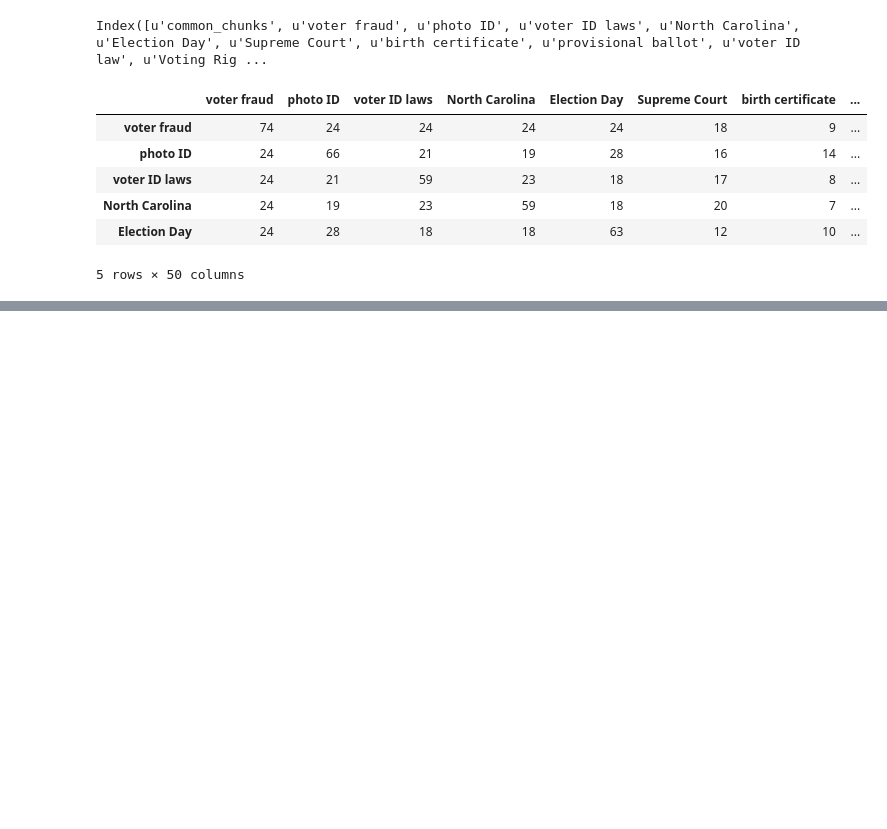
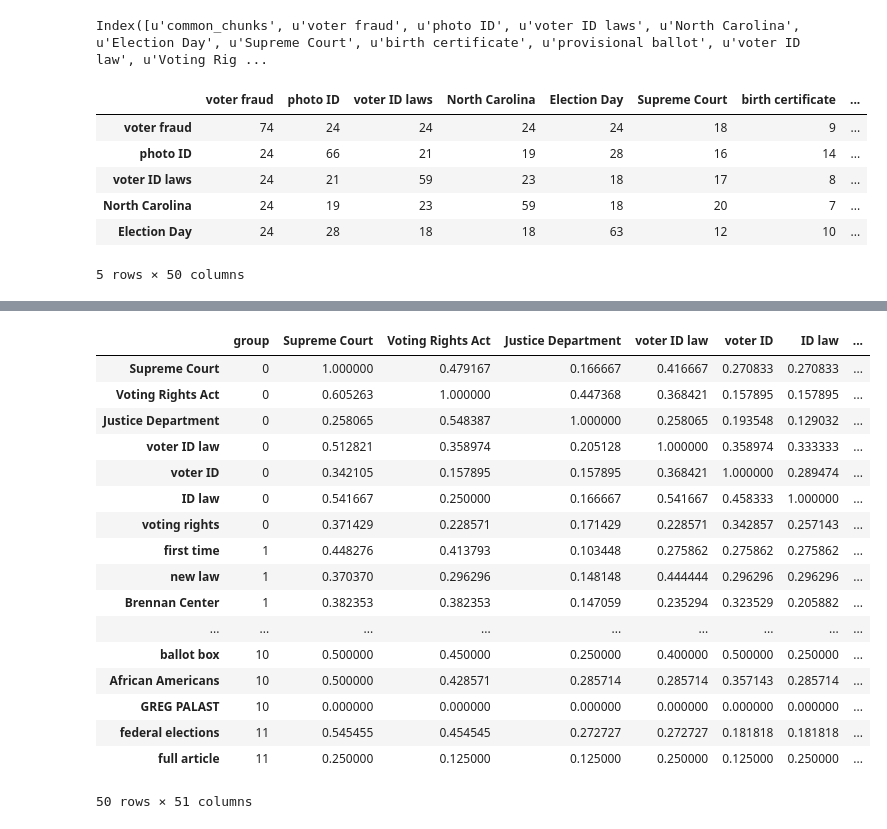
Before and after one commit to Anand-/nlp2014_final, a Jupyter notebook: keyphrase_grouping.ipynb, the cells around one changed output, grey strips where cells are left out. Saved outputs shown, nothing was run; the diff lists cells and outputs as text; code cells hidden in the pictures; blank space fills up the shorter version.

```diff
--- a/keyphrase_grouping.ipynb
+++ b/keyphrase_grouping.ipynb
@@ -559,0 +617,17 @@ chunk_overlap.sort(columns='President Obama', ascending=False)
+# %%
+term_groups = {}
+groups=[]
+for r in relationships:
+    if r[0] not in term_groups.keys() and r[1] not in term_groups.keys():
+        g = len(groups)
+        groups.append([r[0], r[1]])
+        term_groups[r[0]]=g
+        term_groups[r[1]]=g
+    elif r[0] not in term_groups.keys():
+        groups[term_groups[r[1]]].append(r[0])
+        term_groups[r[0]]=term_groups[r[1]]
+    elif r[1] not in term_groups.keys():
+        groups[term_groups[r[0]]].append(r[1])
+        term_groups[r[1]]=term_groups[r[0]]
+    else:
+        continue
@@ -559,0 +654,2 @@ chunk_overlap.sort(columns='President Obama', ascending=False)
+# %%
+overlap_freqs['group']=pd.Series(term_groups)
@@ -559,0 +696,2 @@ chunk_overlap.sort(columns='President Obama', ascending=False)
+# %%
+column_order=[t for g in groups for t in g]
@@ -559,0 +718,25 @@ chunk_overlap.sort(columns='President Obama', ascending=False)
+# %%
+overlap_freqs['ordering']=pd.Series(pd.Series({k:v for v,k in enumerate(column_order)}))
+# %%
+overlap_freqs.sort('ordering', inplace=True)
+show = ['group']+column_order
+overlap_freqs[show]
+# %% [output]
+|  | group | Supreme Court | Voting Rights Act | Justice Department | voter ID law | voter ID | ID law | ... |
+| Supreme Court | 0 | 1.000000 | 0.479167 | 0.166667 | 0.416667 | 0.270833 | 0.270833 | ... |
+| Voting Rights Act | 0 | 0.605263 | 1.000000 | 0.447368 | 0.368421 | 0.157895 | 0.157895 | ... |
+| Justice Department | 0 | 0.258065 | 0.548387 | 1.000000 | 0.258065 | 0.193548 | 0.129032 | ... |
+| voter ID law | 0 | 0.512821 | 0.358974 | 0.205128 | 1.000000 | 0.358974 | 0.333333 | ... |
+| voter ID | 0 | 0.342105 | 0.157895 | 0.157895 | 0.368421 | 1.000000 | 0.289474 | ... |
+| ID law | 0 | 0.541667 | 0.250000 | 0.166667 | 0.541667 | 0.458333 | 1.000000 | ... |
+| voting rights | 0 | 0.371429 | 0.228571 | 0.171429 | 0.228571 | 0.342857 | 0.257143 | ... |
+| first time | 1 | 0.448276 | 0.413793 | 0.103448 | 0.275862 | 0.275862 | 0.275862 | ... |
+| new law | 1 | 0.370370 | 0.296296 | 0.148148 | 0.444444 | 0.296296 | 0.296296 | ... |
+| Brennan Center | 1 | 0.382353 | 0.382353 | 0.147059 | 0.235294 | 0.323529 | 0.205882 | ... |
+| ... | ... | ... | ... | ... | ... | ... | ... | ... |
+| ballot box | 10 | 0.500000 | 0.450000 | 0.250000 | 0.400000 | 0.500000 | 0.250000 | ... |
+| African Americans | 10 | 0.500000 | 0.428571 | 0.285714 | 0.285714 | 0.357143 | 0.285714 | ... |
+| GREG PALAST | 10 | 0.000000 | 0.000000 | 0.000000 | 0.000000 | 0.000000 | 0.000000 | ... |
+| federal elections | 11 | 0.545455 | 0.454545 | 0.272727 | 0.272727 | 0.181818 | 0.181818 | ... |
+| full article | 11 | 0.250000 | 0.125000 | 0.125000 | 0.250000 | 0.125000 | 0.250000 | ... |
+50 rows × 51 columns
```
Also changed, not shown: parts of 13 cells of this notebook.
